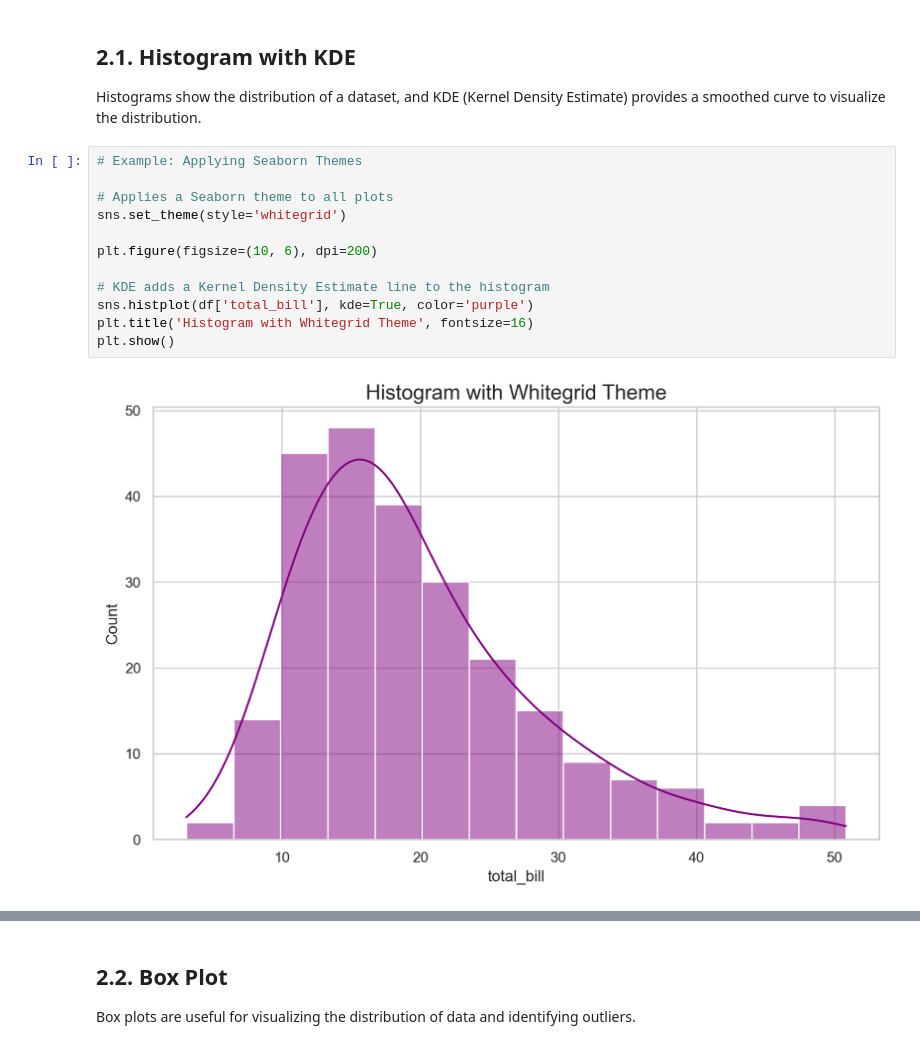
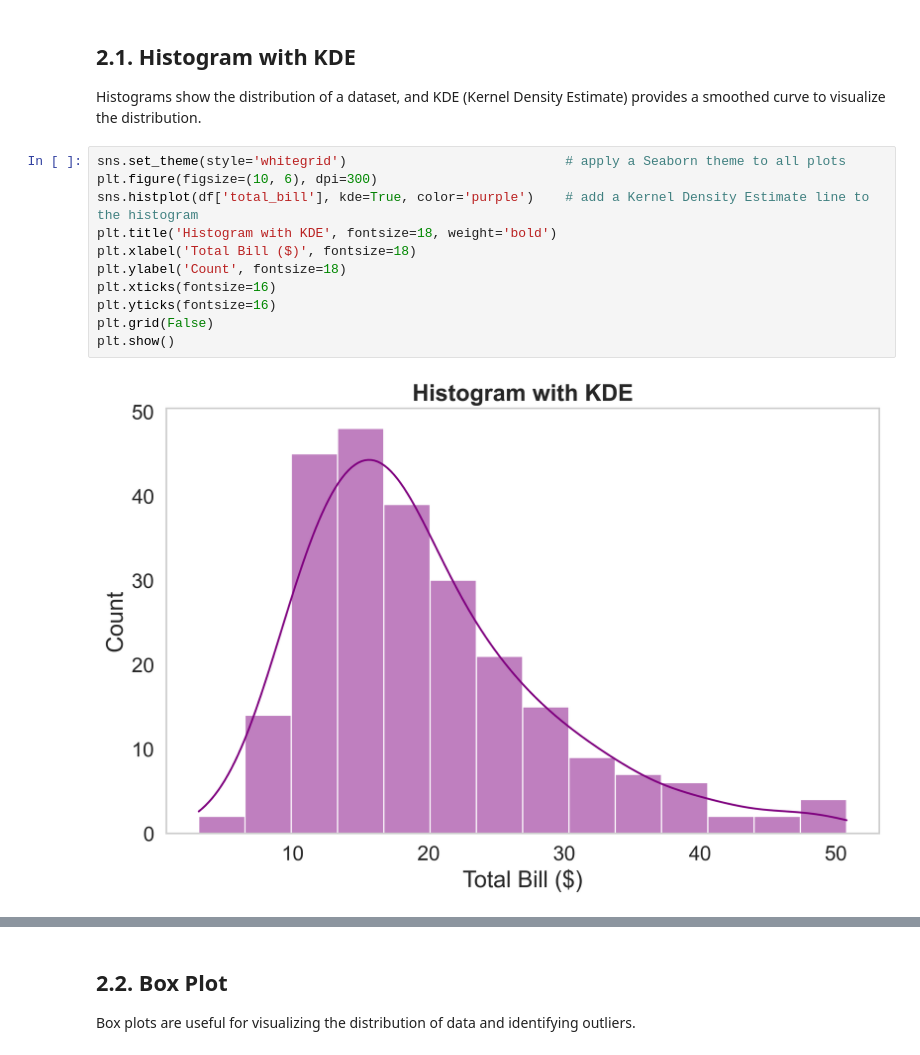
Before and after one commit to extaraordinary/data_visualization, a Jupyter notebook: data_visualization_notebook.ipynb, the cells around one changed output, grey strips where cells are left out. Cells and saved outputs as stored; diff of their text form.

```diff
--- a/data_visualization_notebook.ipynb
+++ b/data_visualization_notebook.ipynb
@@ -205,17 +203,16 @@ Seaborn is a powerful library that builds on Matplotlib to provide a higher-leve
 
 Histograms show the distribution of a dataset, and KDE (Kernel Density Estimate) provides a smoothed curve to visualize the distribution.
 # %%
-# Example: Applying Seaborn Themes
-
-# Applies a Seaborn theme to all plots
-sns.set_theme(style='whitegrid')
-
-plt.figure(figsize=(10, 6), dpi=200)
-
-# KDE adds a Kernel Density Estimate line to the histogram
-sns.histplot(df['total_bill'], kde=True, color='purple')
-plt.title('Histogram with Whitegrid Theme', fontsize=16)
+sns.set_theme(style='whitegrid')                            # apply a Seaborn theme to all plots
+plt.figure(figsize=(10, 6), dpi=300)
+sns.histplot(df['total_bill'], kde=True, color='purple')    # add a Kernel Density Estimate line to the histogram
+plt.title('Histogram with KDE', fontsize=18, weight='bold')
+plt.xlabel('Total Bill ($)', fontsize=18)
+plt.ylabel('Count', fontsize=18)
+plt.xticks(fontsize=16)
+plt.yticks(fontsize=16)
+plt.grid(False)
 plt.show()
 # %% [output]
-[figure, old version]
+[figure, new version]
 # %%
```
Also changed, not shown: parts of 4 cells of this notebook.
